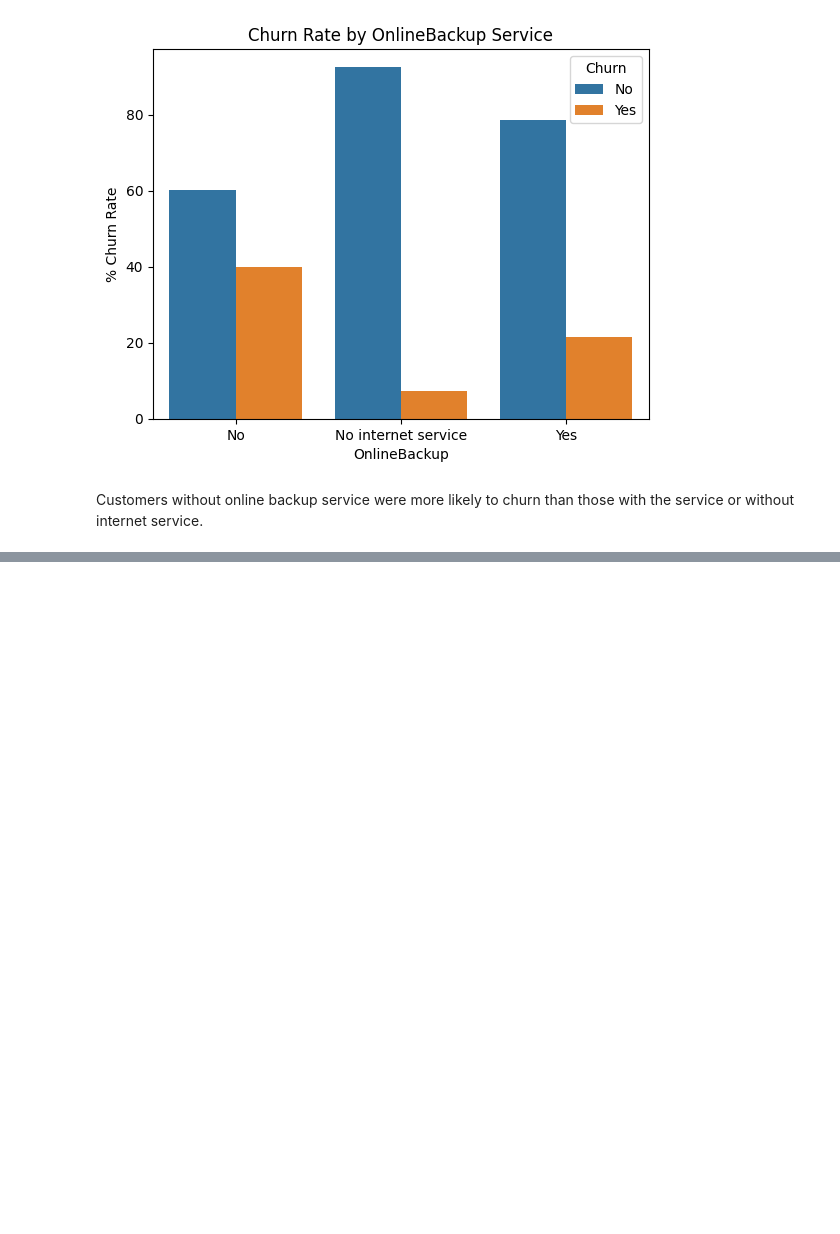
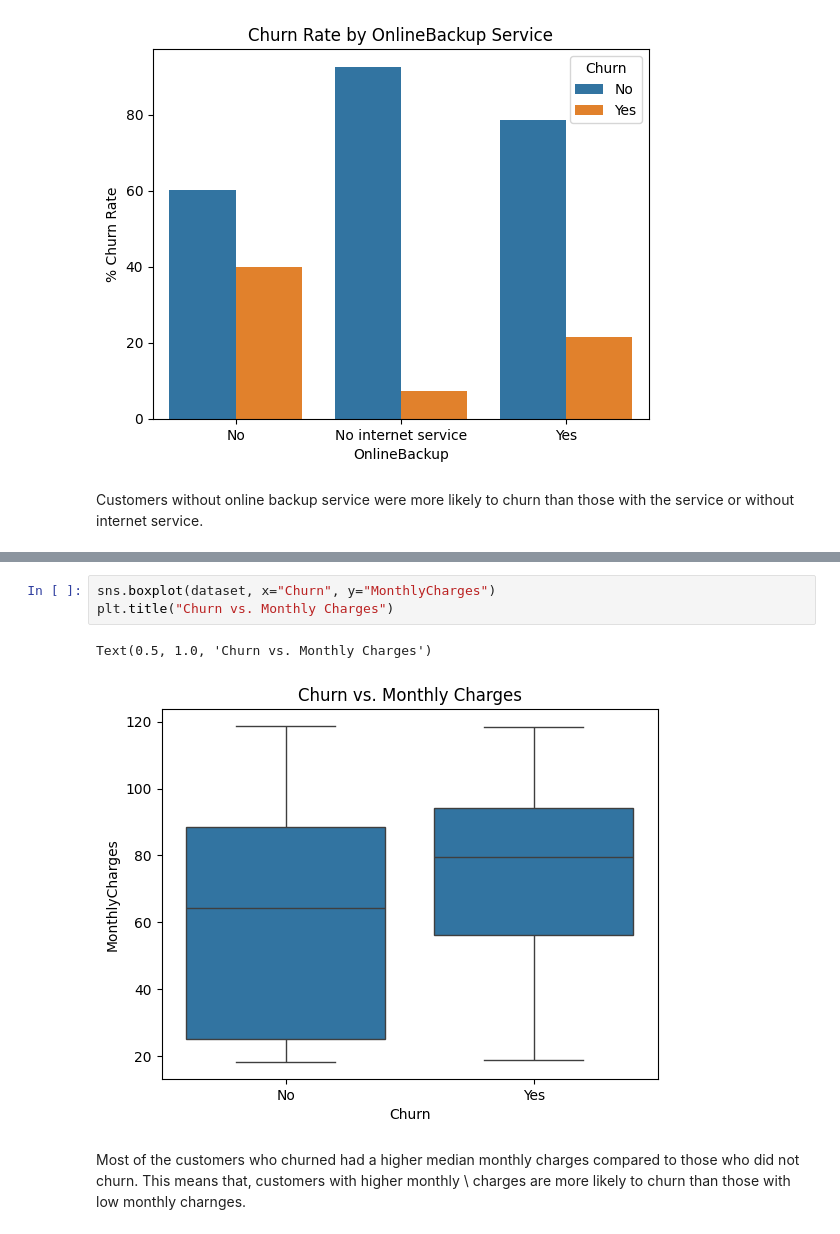
Before and after one commit to mut-rogers/customer_churn, a Jupyter notebook: churn.ipynb, the cells around one changed output, grey strips where cells are left out. Drawn from its saved outputs; the diff is of its cells as text; blank space fills up the shorter version.

```diff
--- a/churn.ipynb
+++ b/churn.ipynb
@@ -400,0 +420,9 @@ Customers without online backup service were more likely to churn than those wit
+# %%
+sns.boxplot(dataset, x="Churn", y="MonthlyCharges")
+plt.title("Churn vs. Monthly Charges")
+# %% [output]
+Text(0.5, 1.0, 'Churn vs. Monthly Charges')
+[figure, added]
+# %% [markdown]
+Most of the customers who churned had a higher median monthly charges compared to those who did not churn. This means that, customers with higher monthly \
+charges are more likely to churn than those with low monthly charnges.
```
Also changed, not shown: parts of 3 cells of this notebook.
